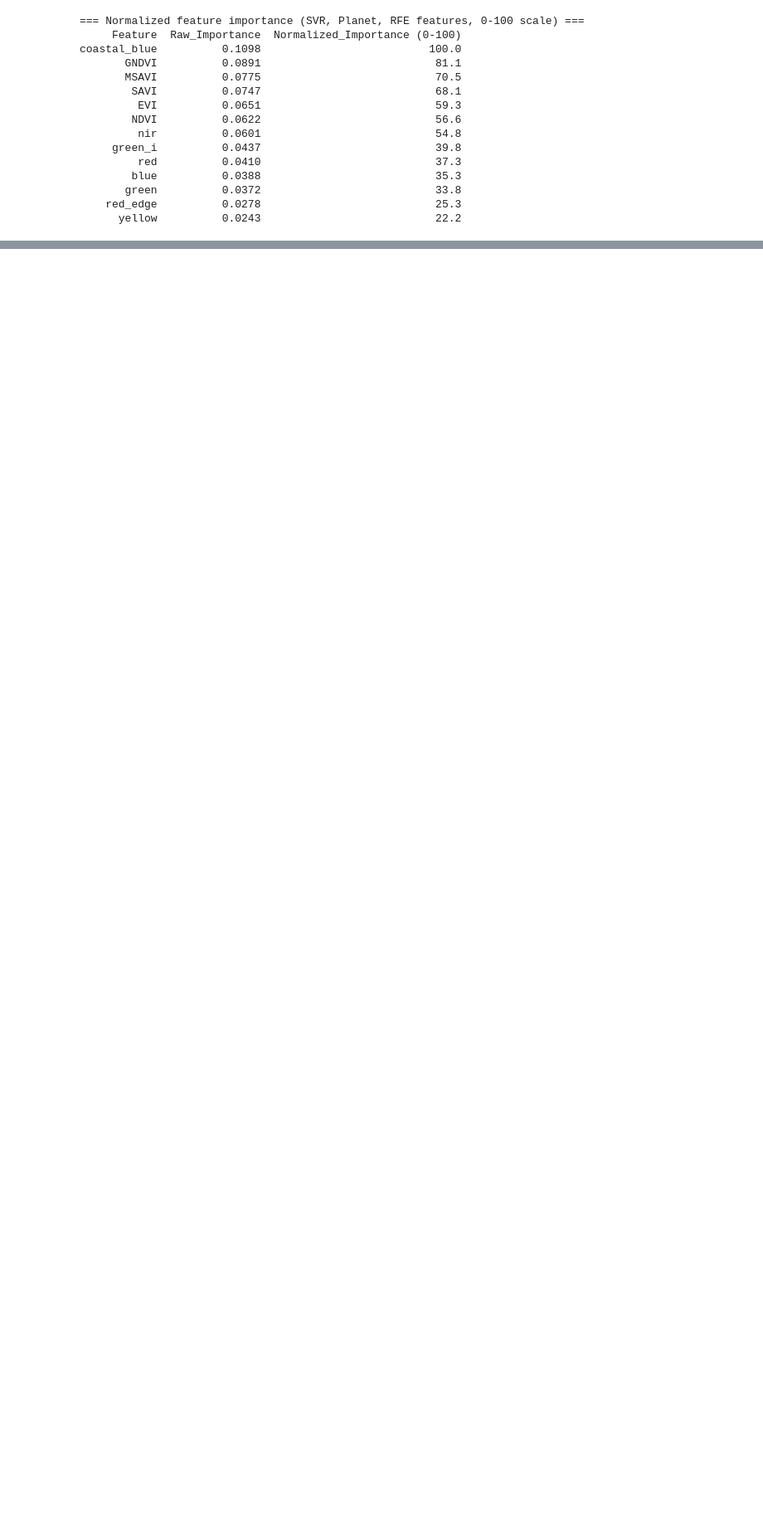
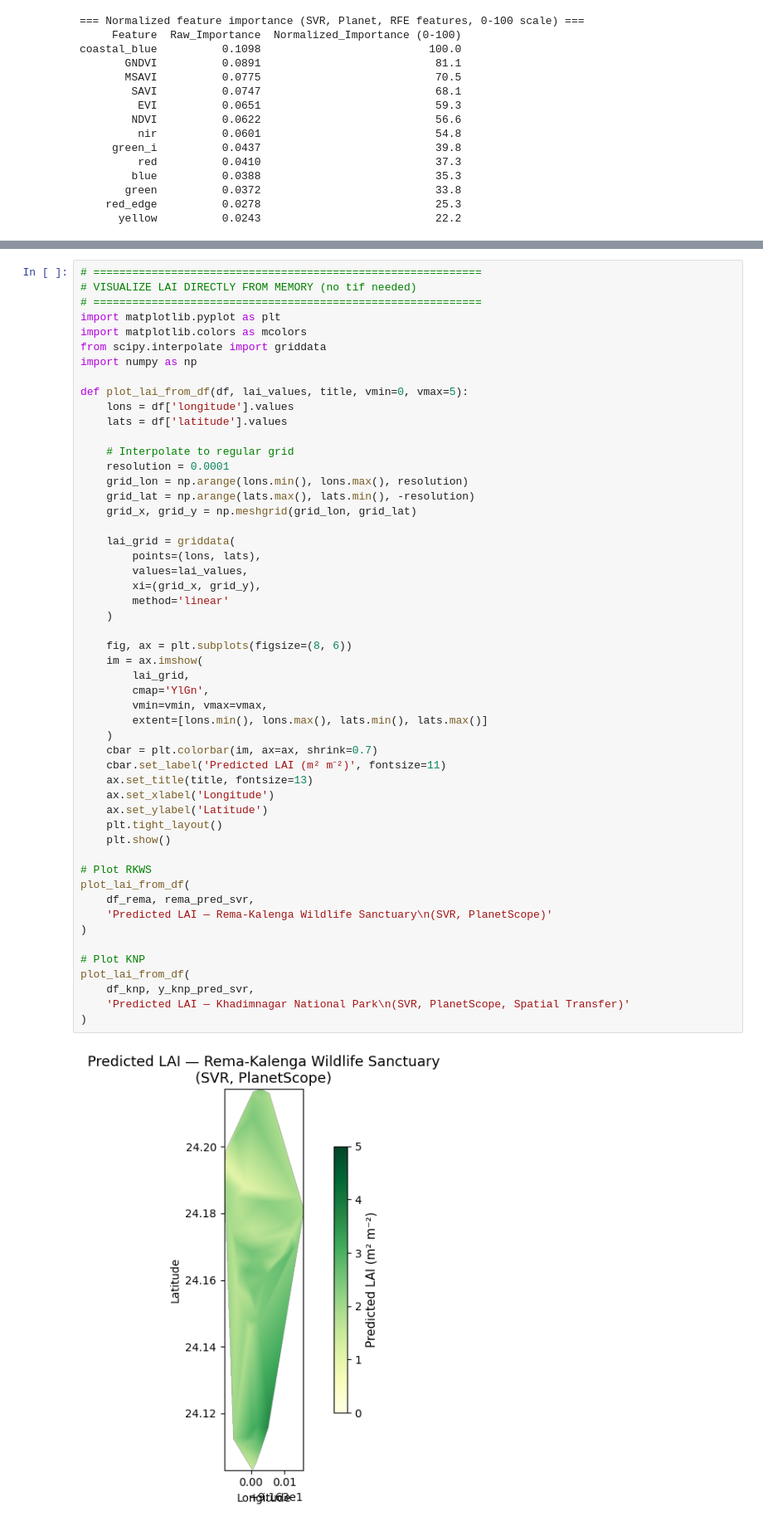
Before and after one commit to Mohammed777777777/KNP_LAI_GEE, a Jupyter notebook: Planet_Images_SVR.ipynb, the cells around one changed output, grey strips where cells are left out. Shown at 83% size. Saved outputs shown, nothing was run; the diff lists cells and outputs as text; blank space fills up the shorter version.

```diff
--- a/Planet_Images_SVR.ipynb
+++ b/Planet_Images_SVR.ipynb
@@ -881,0 +1079,54 @@ coastal_blue          0.1098                          100.0
+# %%
+# ============================================================
+# VISUALIZE LAI DIRECTLY FROM MEMORY (no tif needed)
+# ============================================================
+import matplotlib.pyplot as plt
+import matplotlib.colors as mcolors
+from scipy.interpolate import griddata
+import numpy as np
+
+def plot_lai_from_df(df, lai_values, title, vmin=0, vmax=5):
+    lons = df['longitude'].values
+    lats = df['latitude'].values
+
+    # Interpolate to regular grid
+    resolution = 0.0001
+    grid_lon = np.arange(lons.min(), lons.max(), resolution)
+    grid_lat = np.arange(lats.max(), lats.min(), -resolution)
+    grid_x, grid_y = np.meshgrid(grid_lon, grid_lat)
+
+    lai_grid = griddata(
+        points=(lons, lats),
+        values=lai_values,
+        xi=(grid_x, grid_y),
+        method='linear'
+    )
+
+    fig, ax = plt.subplots(figsize=(8, 6))
+    im = ax.imshow(
+        lai_grid,
+        cmap='YlGn',
+        vmin=vmin, vmax=vmax,
+        extent=[lons.min(), lons.max(), lats.min(), lats.max()]
+    )
+    cbar = plt.colorbar(im, ax=ax, shrink=0.7)
+    cbar.set_label('Predicted LAI (m² m⁻²)', fontsize=11)
+    ax.set_title(title, fontsize=13)
+    ax.set_xlabel('Longitude')
+    ax.set_ylabel('Latitude')
+    plt.tight_layout()
+    plt.show()
+
+# Plot RKWS
+plot_lai_from_df(
+    df_rema, rema_pred_svr,
+    'Predicted LAI — Rema-Kalenga Wildlife Sanctuary\n(SVR, PlanetScope)'
+)
+
+# Plot KNP
+plot_lai_from_df(
+    df_knp, y_knp_pred_svr,
+    'Predicted LAI — Khadimnagar National Park\n(SVR, PlanetScope, Spatial Transfer)'
+)
+# %% [output]
+[figure, added]
```
Also changed, not shown: parts of 5 cells of this notebook, 1 other file.
